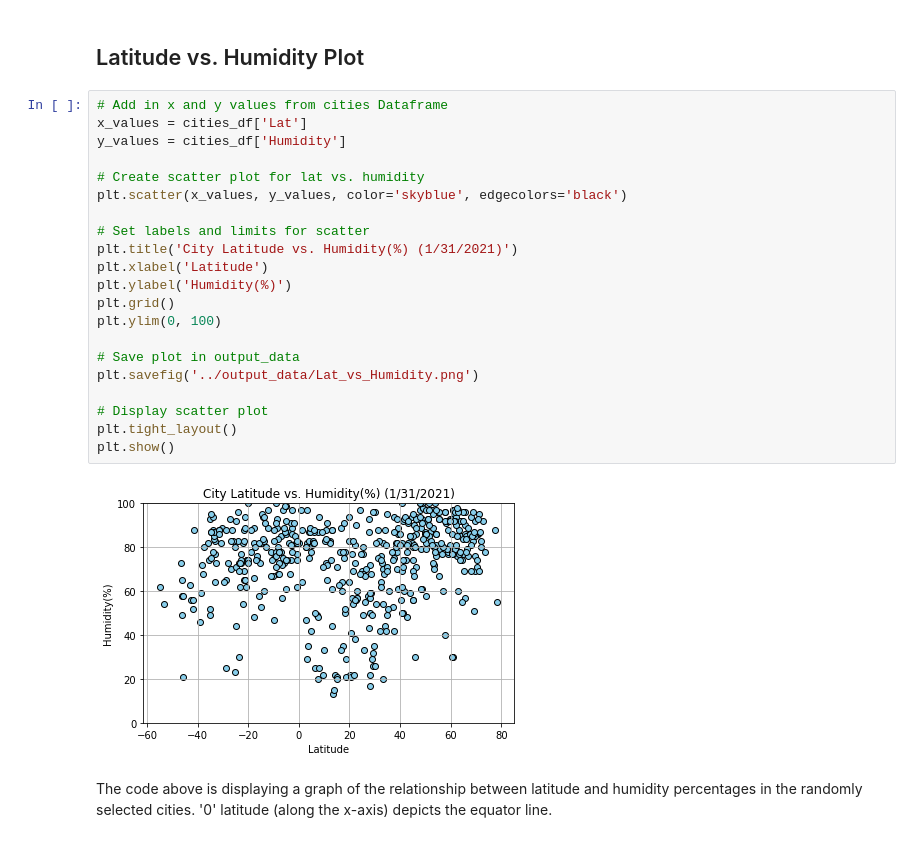
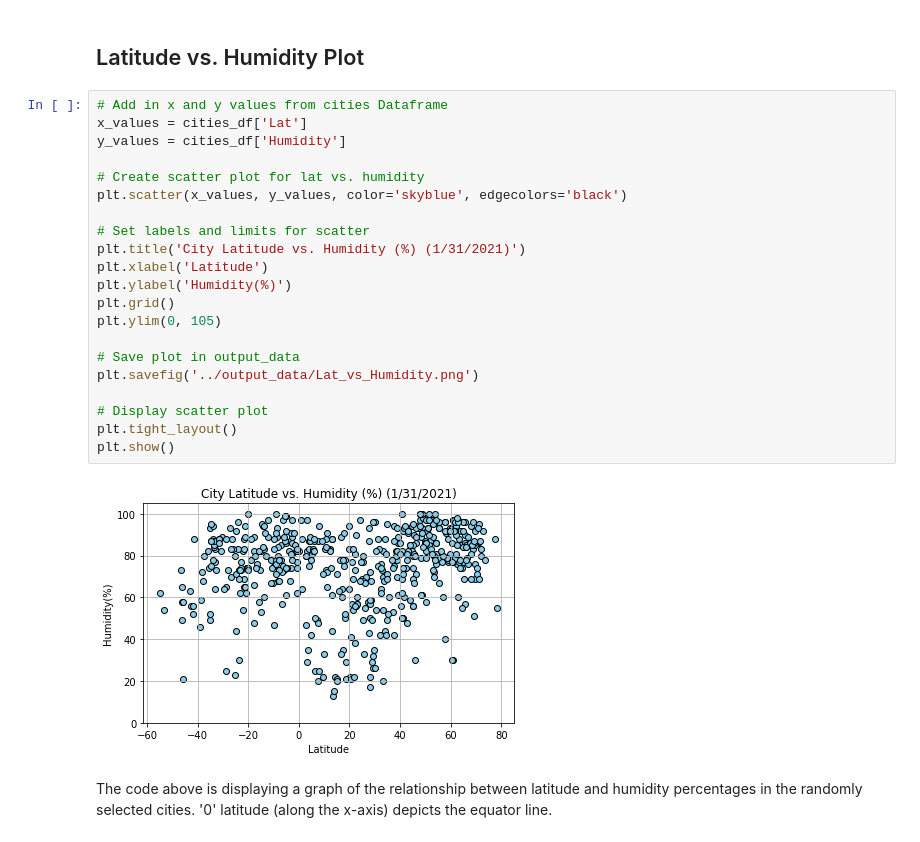
Before and after one commit to alexmartinez1745/Python-Api-Challenge, a Jupyter notebook: WeatherPy/WeatherPy.ipynb, the cells around one changed output. Cells and saved outputs as stored; diff of their text form.

```diff
--- a/WeatherPy/WeatherPy.ipynb
+++ b/WeatherPy/WeatherPy.ipynb
@@ -208,26 +208,26 @@ The code above is displaying a graph of the relationship between latitude and te
 # %%
 # Add in x and y values from cities Dataframe
 x_values = cities_df['Lat']
 y_values = cities_df['Humidity']
 
 # Create scatter plot for lat vs. humidity
 plt.scatter(x_values, y_values, color='skyblue', edgecolors='black')
 
 # Set labels and limits for scatter
-plt.title('City Latitude vs. Humidity(%) (1/31/2021)')
+plt.title('City Latitude vs. Humidity (%) (1/31/2021)')
 plt.xlabel('Latitude')
 plt.ylabel('Humidity(%)')
 plt.grid()
-plt.ylim(0, 100)
+plt.ylim(0, 105)
 
 # Save plot in output_data
 plt.savefig('../output_data/Lat_vs_Humidity.png')
 
 # Display scatter plot
 plt.tight_layout()
 plt.show()
 # %% [output]
-[figure, old version]
+[figure, new version]
 # %% [markdown]
 The code above is displaying a graph of the relationship between latitude and humidity percentages in the randomly selected cities. '0' latitude (along the x-axis) depicts the equator line.
 # %% [markdown]
```
Also changed, not shown: parts of 18 cells of this notebook, 4 other files.
